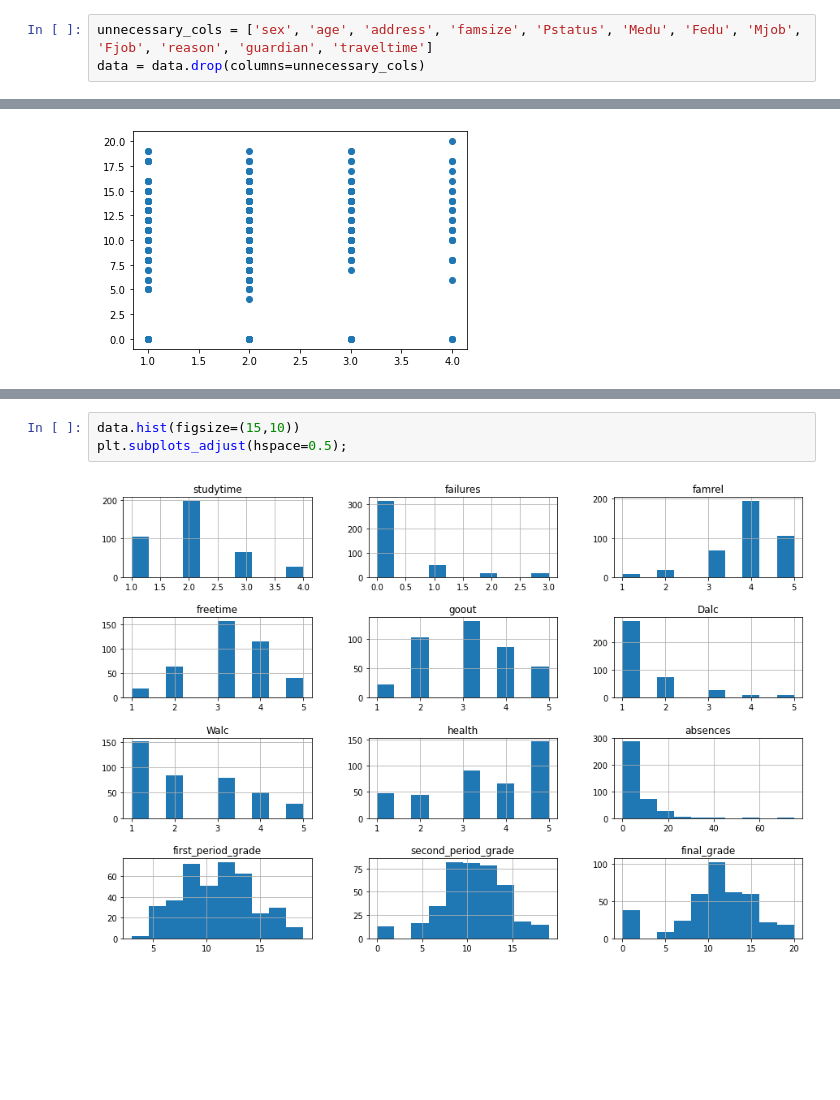
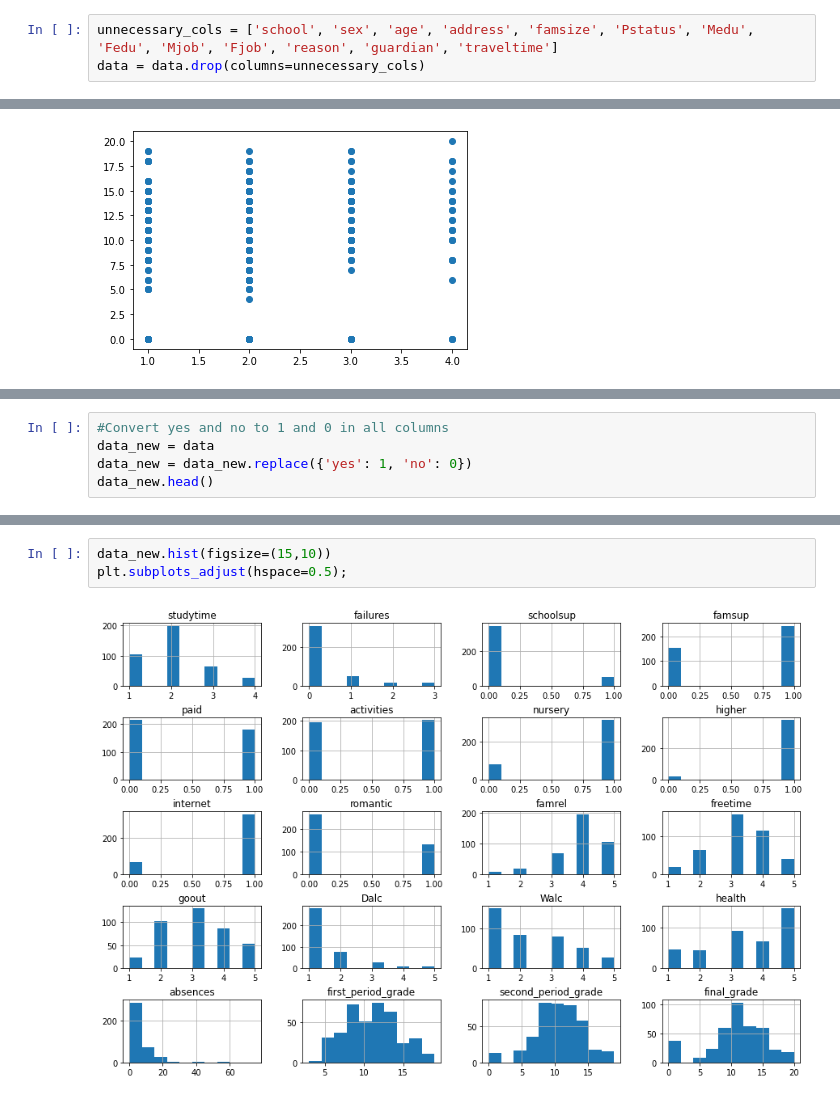
Before and after one commit to Zaxela/Springboard, a Jupyter notebook: Capstone_2/capstone_2_data_wrangling.ipynb, the cells around one changed output, grey strips where cells are left out. Saved outputs shown, nothing was run; the diff lists cells and outputs as text; blank space fills up the shorter version.

Commit message:
added pandas profiling and converting categorical variables to binary values

```diff
--- a/Capstone_2/capstone_2_data_wrangling.ipynb
+++ b/Capstone_2/capstone_2_data_wrangling.ipynb
@@ -27,4 +38,4 @@ None
 # %%
-unnecessary_cols = ['sex', 'age', 'address', 'famsize', 'Pstatus', 'Medu', 'Fedu', 'Mjob', 'Fjob', 'reason', 'guardian', 'traveltime']
+unnecessary_cols = ['school', 'sex', 'age', 'address', 'famsize', 'Pstatus', 'Medu', 'Fedu', 'Mjob', 'Fjob', 'reason', 'guardian', 'traveltime']
 data = data.drop(columns=unnecessary_cols)
 # %%
@@ -90,0 +106,5 @@ Name: final_grade, dtype: int64
+# %%
+#Convert yes and no to 1 and 0 in all columns
+data_new = data
+data_new = data_new.replace({'yes': 1, 'no': 0})
+data_new.head()
@@ -91,5 +138,5 @@ Name: final_grade, dtype: int64
 # %%
-data.hist(figsize=(15,10))
+data_new.hist(figsize=(15,10))
 plt.subplots_adjust(hspace=0.5);
 # %% [output]
-[figure, old version]
+[figure, new version]
```
Also changed, not shown: parts of 9 cells of this notebook, 1 other file.
